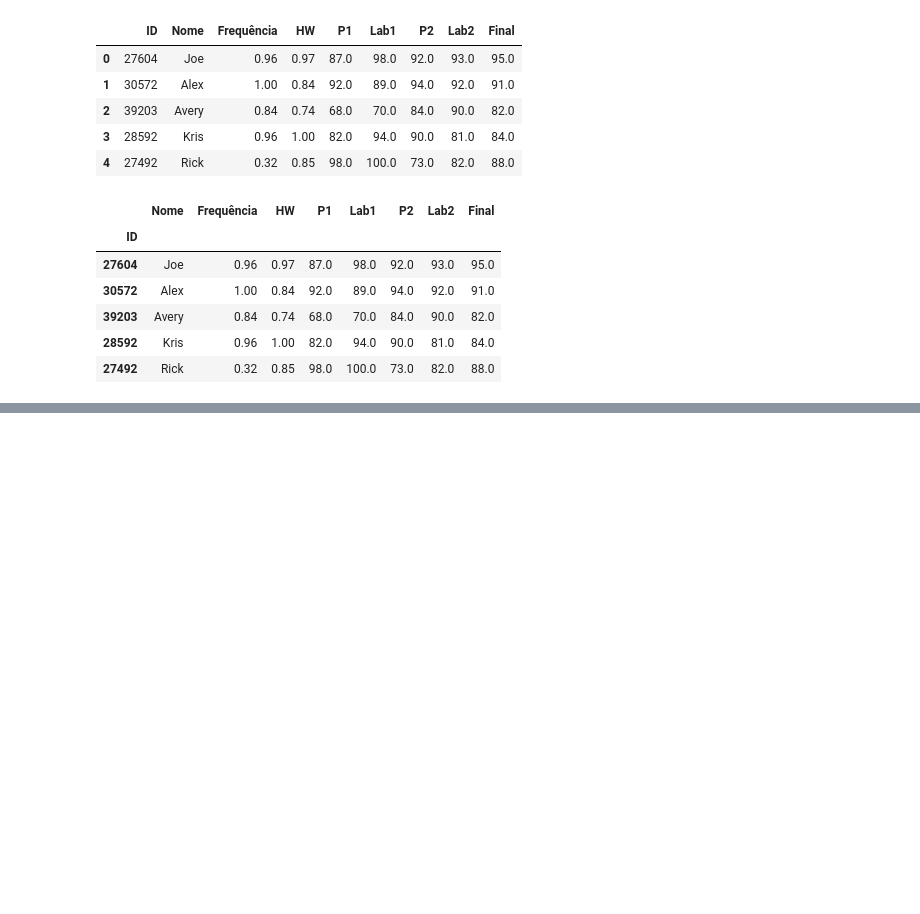
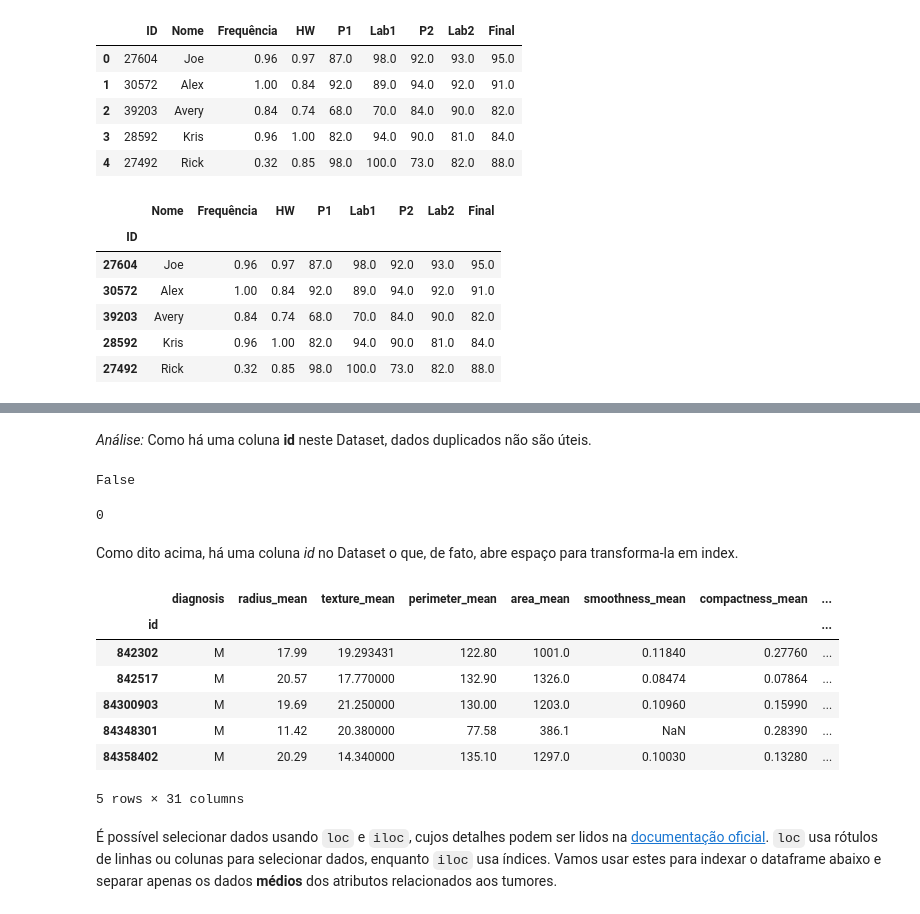
Before and after one commit to RobertoDelamora/data-science-academy, a Jupyter notebook: udacity/fundamentos-data-scientist-I/definitive-toolkit/Pandas_Tutorial.ipynb, the cells around one changed output, grey strips where cells are left out. Cells and saved outputs as stored; diff of their text form; code cells hidden in the pictures; blank space fills up the shorter version.

```diff
--- a/udacity/fundamentos-data-scientist-I/definitive-toolkit/Pandas_Tutorial.ipynb
+++ b/udacity/fundamentos-data-scientist-I/definitive-toolkit/Pandas_Tutorial.ipynb
@@ -381,0 +1177,2 @@ df_student.set_index('ID')
+# %% [markdown]
+<i>Análise:</i> Como há uma coluna <b>id</b> neste Dataset, dados duplicados não são úteis.
@@ -381,0 +1182,26 @@ df_student.set_index('ID')
+# %%
+# Verificando linhas duplicadas após exclusão
+df_cancer.duplicated().any()
+# %% [output]
+False
+# %%
+# Contagem de linhas duplicadas após exclusçao
+df_cancer.duplicated().sum()
+# %% [output]
+0
+# %% [markdown]
+Como dito acima, há uma coluna <i>id</i> no Dataset o que, de fato, abre espaço para transforma-la em index.
+# %%
+df_cancer.set_index('id', inplace=True)
+df_cancer.head()
+# %% [output]
+|  | diagnosis | radius_mean | texture_mean | perimeter_mean | area_mean | smoothness_mean | compactness_mean | ... |
+| id |  |  |  |  |  |  |  | ... |
+| 842302 | M | 17.99 | 19.293431 | 122.80 | 1001.0 | 0.11840 | 0.27760 | ... |
+| 842517 | M | 20.57 | 17.770000 | 132.90 | 1326.0 | 0.08474 | 0.07864 | ... |
+| 84300903 | M | 19.69 | 21.250000 | 130.00 | 1203.0 | 0.10960 | 0.15990 | ... |
+| 84348301 | M | 11.42 | 20.380000 | 77.58 | 386.1 | NaN | 0.28390 | ... |
+| 84358402 | M | 20.29 | 14.340000 | 135.10 | 1297.0 | 0.10030 | 0.13280 | ... |
+5 rows × 31 columns
+# %% [markdown]
+É possível selecionar dados usando `loc` e `iloc`, cujos detalhes podem ser lidos na [documentação oficial](https://pandas.pydata.org/pandas-docs/stable/indexing.html). `loc` usa rótulos de linhas ou colunas para selecionar dados, enquanto `iloc` usa índices. Vamos usar estes para indexar o dataframe abaixo e separar apenas os dados <b>médios</b> dos atributos relacionados aos tumores.
```
Also changed, not shown: parts of 138 cells of this notebook.
